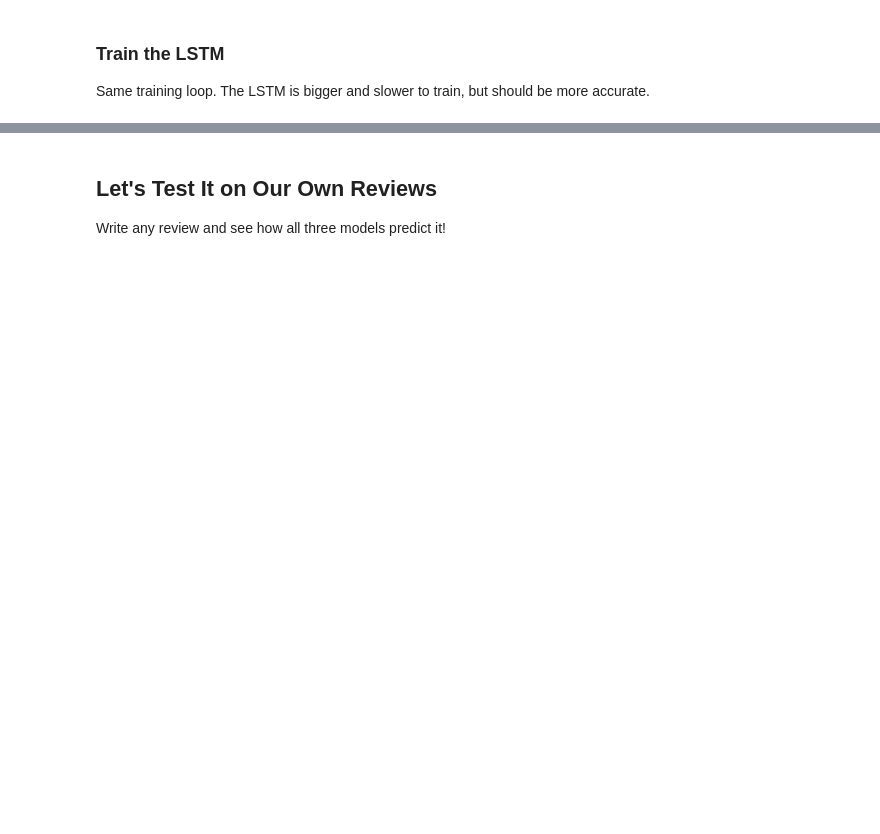
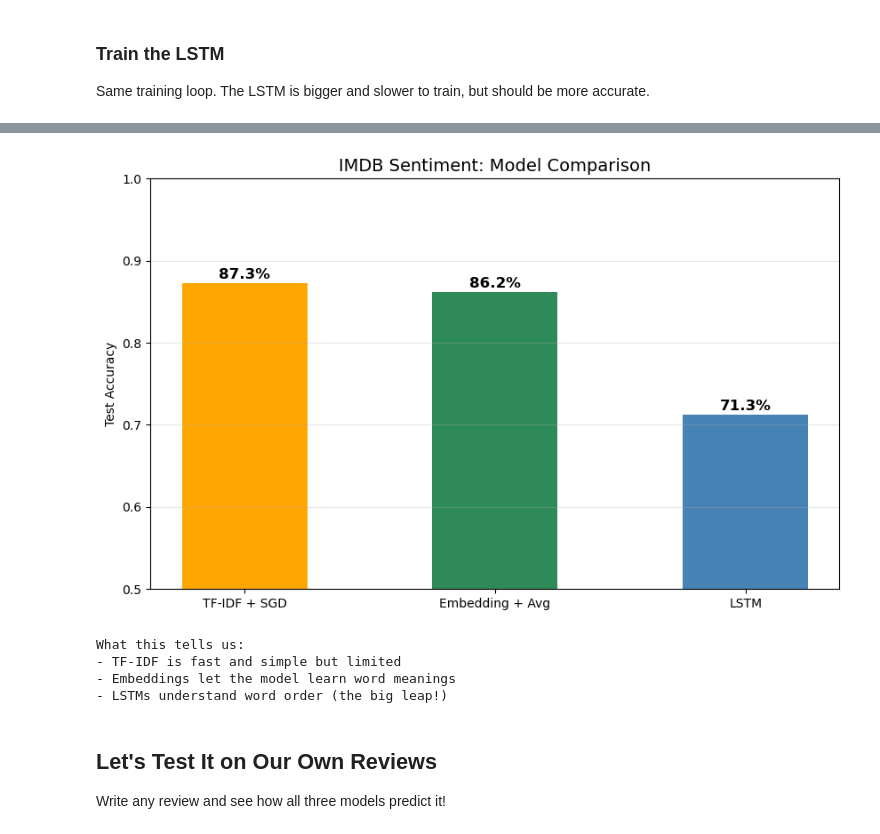
Before and after one commit to zalee49/LocalAi, a Jupyter notebook: notebooks/05_projects/08_imdb_sentiment/imdb_sentiment.ipynb, the cells around one changed output, grey strips where cells are left out. Cells and saved outputs as stored; diff of their text form; code cells hidden in the pictures; blank space fills up the shorter version.

```diff
--- a/notebooks/05_projects/08_imdb_sentiment/imdb_sentiment.ipynb
+++ b/notebooks/05_projects/08_imdb_sentiment/imdb_sentiment.ipynb
@@ -580,31 +744,37 @@ print(f'\nFinal LSTM test accuracy: {lstm_test_accuracies[-1]:.2%}')
 # %%
 # Final comparison
-models = ['TF-IDF + LogReg', 'Embedding + Avg', 'LSTM']
+models = ['TF-IDF + SGD', 'Embedding + Avg', 'LSTM']
 accuracies = [
     accuracy_score(test_labels, test_preds),
     test_accuracies[-1],
     lstm_test_accuracies[-1]
 ]
 
 colors = ['orange', 'seagreen', 'steelblue']
 plt.figure(figsize=(10, 6))
 bars = plt.bar(models, accuracies, color=colors, width=0.5)
 plt.ylabel('Test Accuracy')
 plt.ylim(0.5, 1.0)
 plt.title('IMDB Sentiment: Model Comparison', fontsize=14)
 plt.grid(axis='y', alpha=0.3)
 
 # Add value labels on bars
 for bar, acc in zip(bars, accuracies):
     plt.text(bar.get_x() + bar.get_width()/2, bar.get_height() + 0.005,
              f'{acc:.1%}', ha='center', fontsize=12, fontweight='bold')
 
 plt.show()
 
 print("What this tells us:")
 print("- TF-IDF is fast and simple but limited")
 print("- Embeddings let the model learn word meanings")
 print("- LSTMs understand word order (the big leap!)")
+# %% [output]
+[figure, added]
+What this tells us:
+- TF-IDF is fast and simple but limited
+- Embeddings let the model learn word meanings
+- LSTMs understand word order (the big leap!)
 # %% [markdown]
 ## Let's Test It on Our Own Reviews
 
```
Also changed, not shown: parts of 18 cells of this notebook, 1 other file.
